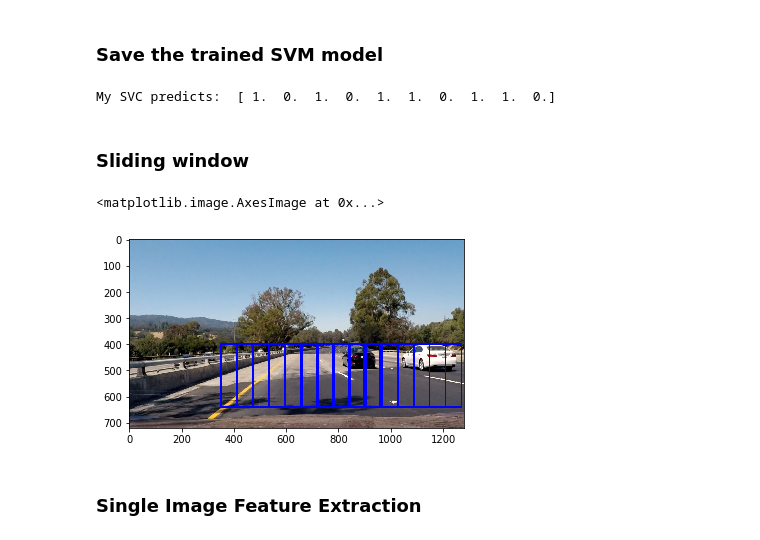
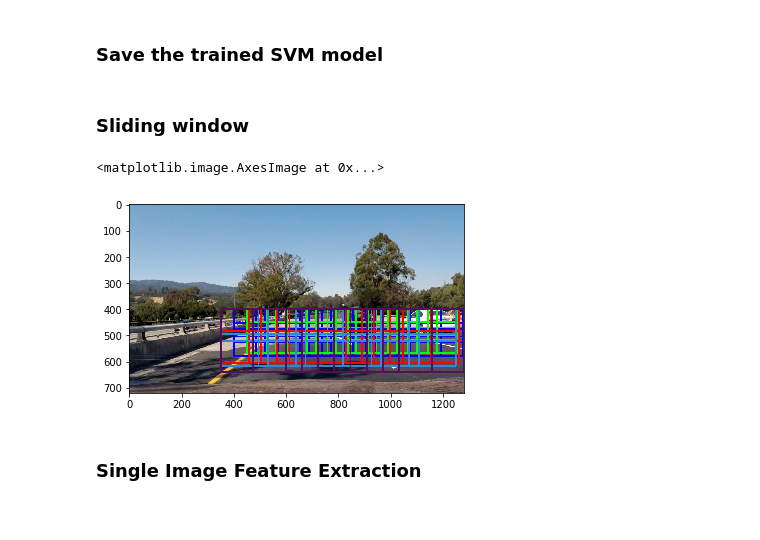
Before and after one commit to OwenHua666/CarND-Vehicle-Detection, a Jupyter notebook: vehicle_track_pipeline.ipynb, the cells around one changed output. Drawn from its saved outputs; the diff is of its cells as text; code cells hidden in the pictures.

```diff
--- a/vehicle_track_pipeline.ipynb
+++ b/vehicle_track_pipeline.ipynb
@@ -339,11 +339,8 @@ For these 10 labels:  [ 1.  0.  1.  0.  1.  1.  0.  1.  1.  0.]
 ### Save the trained SVM model
 # %%
 from sklearn.externals import joblib
-joblib.dump(clf, 'trained_svm.pkl')
-test = joblib.load('trained_svm.pkl')
-print('My SVC predicts: ', test.predict(X_test[0:n_predict]))
+# joblib.dump(clf, 'trained_svm.pkl')
+clf = joblib.load('trained_svm.pkl')
-# %% [output]
-My SVC predicts:  [ 1.  0.  1.  0.  1.  1.  0.  1.  1.  0.]
 # %% [markdown]
 ### Sliding window
 # %%
@@ -382,45 +379,52 @@ def slide_window(img, x_start_stop=[None, None], y_start_stop=[None, None],
     ny_pix_per_step = np.int(xy_window[1]*(1-xy_overlap[1]))
     # Compute the number of windows in x/y
     nx_buffer = np.int(xy_window[0]*(xy_overlap[0]))
     ny_buffer = np.int(xy_window[1]*(xy_overlap[1]))
     nx_windows = np.int((x_span-nx_buffer)/nx_pix_per_step)
     ny_windows = np.int((y_span-ny_buffer)/ny_pix_per_step)
     # Initialize a list to append window positions to
     window_list = []
     for ys in range(ny_windows):
         for xs in range(nx_windows):
             # Calculate window position
             startx = xs*nx_pix_per_step + x_start_stop[0]
             endx = startx + xy_window[0]
             starty = ys*ny_pix_per_step + y_start_stop[0]
             endy = starty + xy_window[1]
             # Append window position to list
             window_list.append(((startx, starty), (endx, endy)))
     # Return the list of windows
     return window_list
 image = mpimg.imread('test_images/test4.jpg')
 # An example of sliding window
-windows1 = slide_window(image, x_start_stop=[550, 1000], y_start_stop=[400, 490],
-                    xy_window=(50, 20), xy_overlap=(0.3, 0.3))
+windows1 = slide_window(image, x_start_stop=[400, None], y_start_stop=[400, 600],
+                    xy_window=(120, 75), xy_overlap=(0.3, 0.3))
 
-windows2 = slide_window(image, x_start_stop=[450, None], y_start_stop=[400, 500],
-                    xy_window=(90, 50), xy_overlap=(0.5, 0.5))
+windows2 = slide_window(image, x_start_stop=[450, None], y_start_stop=[400, 600],
+                    xy_window=(110, 70), xy_overlap=(0.3, 0.3))
 
-windows3 = slide_window(image, x_start_stop=[350, None], y_start_stop=[380, 650],
-                    xy_window=(155, 120), xy_overlap=(0.5, 0.5))
+windows3 = slide_window(image, x_start_stop=[350, None], y_start_stop=[400, 650],
+                    xy_window=(155, 120), xy_overlap=(0.3, 0.3))
 
-windows4 = slide_window(image, x_start_stop=[310, None], y_start_stop=[380, 650],
-                    xy_window=(210, 120), xy_overlap=(0.5, 0.5))
+windows4 = slide_window(image, x_start_stop=[350, None], y_start_stop=[400, 650],
+                    xy_window=(180, 120), xy_overlap=(0.2, 0.2))
 
 windows5 = slide_window(image, x_start_stop=[350, None], y_start_stop=[400, 680],
-                    xy_window=(310, 240), xy_overlap=(0.8, 0.8))
+                    xy_window=(310, 240), xy_overlap=(0.6, 0.6))
+windows_collect = []
 windows = []
-windows = windows1+windows2+windows3+windows4+windows5
-window_img = draw_boxes(image, windows5, color=(0, 0, 255), thick=6)
+windows_collect.append(windows1);windows_collect.append(windows2);windows_collect.append(windows3);
+windows_collect.append(windows4);windows_collect.append(windows5);
+window_img = np.copy(image)
+color_map = [[0,0,255],[0,255,0],[255,0,0],[50,136,213],[85,14,90]]
+for i in range(len(windows_collect)):
+    ind = i
+    window_img = draw_boxes(window_img, windows_collect[ind], color=color_map[ind], thick=6)
+    windows += windows_collect[i]
 plt.imshow(window_img)
 # %% [output]
 <matplotlib.image.AxesImage at 0x...>
-[figure, old version]
+[figure, new version]
 # %% [markdown]
 ### Single Image Feature Extraction
 # %%
```
Also changed, not shown: parts of 8 cells of this notebook, 3 other files.
